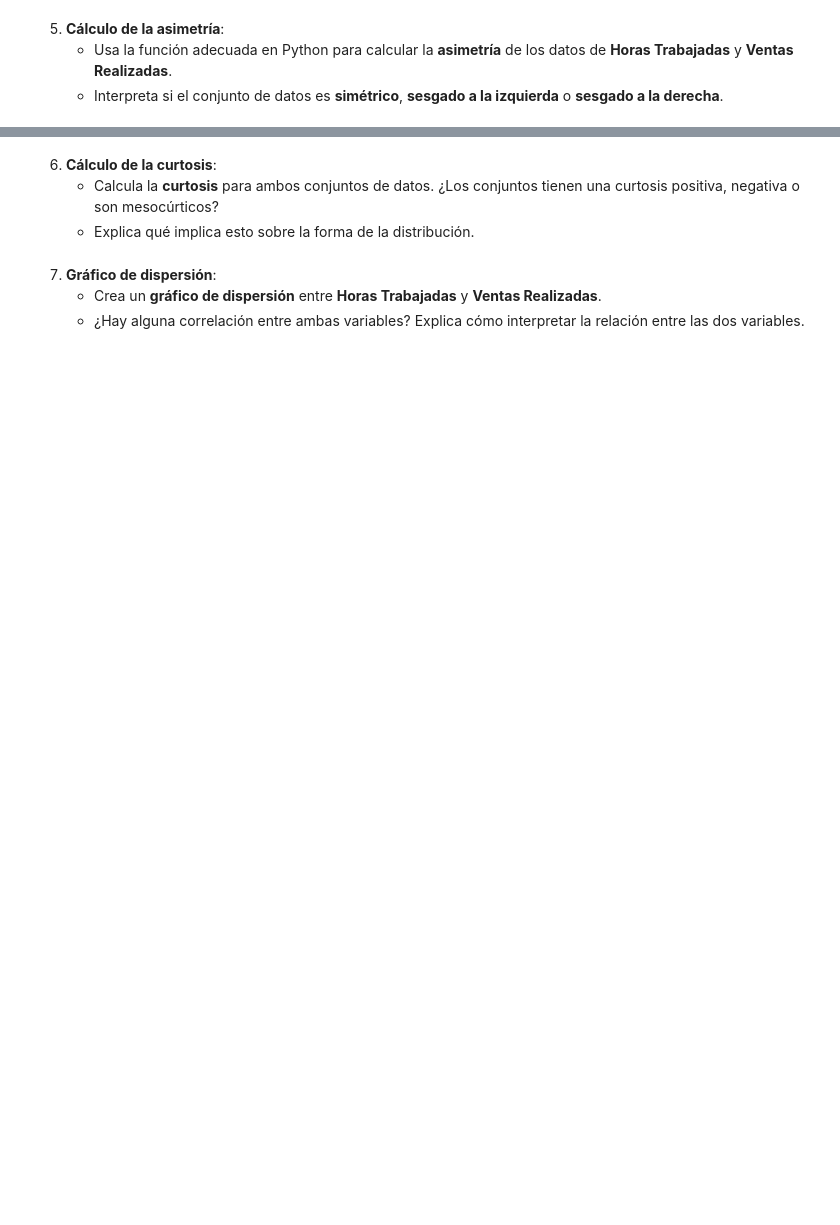
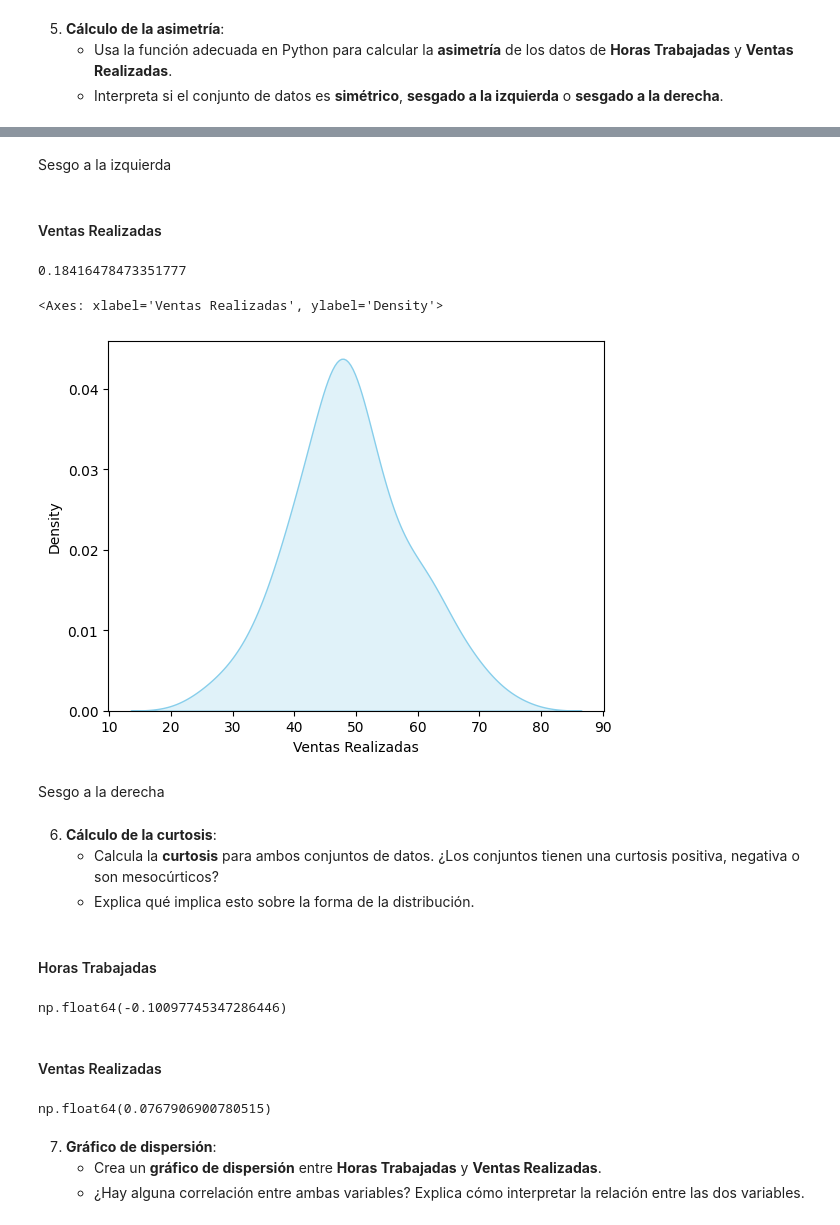
Before and after one commit to apelsito/laboratorio-modulo6-leccion01-estadistica-descriptiva, a Jupyter notebook: laboratorio-modulo6-leccion01-estadistica-descriptiva.ipynb, the cells around one changed output, grey strips where cells are left out. Cells and saved outputs as stored; diff of their text form; code cells hidden in the pictures; blank space fills up the shorter version.

```diff
--- a/laboratorio-modulo6-leccion01-estadistica-descriptiva.ipynb
+++ b/laboratorio-modulo6-leccion01-estadistica-descriptiva.ipynb
@@ -232,7 +264,32 @@ Lo mismo con las ventas
+# %% [markdown]
+Sesgo a la izquierda
+# %% [markdown]
+#### Ventas Realizadas
+# %%
+print(df["Ventas Realizadas"].skew())
+sns.kdeplot(df["Ventas Realizadas"],fill=True,color="skyblue")
+# %% [output]
+0.18416478473351777
+<Axes: xlabel='Ventas Realizadas', ylabel='Density'>
+[figure, added]
+# %% [markdown]
+Sesgo a la derecha
 # %% [markdown]
 6. **Cálculo de la curtosis**:
    - Calcula la **curtosis** para ambos conjuntos de datos. ¿Los conjuntos tienen una curtosis positiva, negativa o son mesocúrticos?
    - Explica qué implica esto sobre la forma de la distribución.
+# %% [markdown]
+#### Horas Trabajadas
+# %%
+df["Horas Trabajadas"].kurt()
+# %% [output]
+np.float64(-0.10097745347286446)
+# %% [markdown]
+#### Ventas Realizadas
+# %%
+df["Ventas Realizadas"].kurt()
+# %% [output]
+np.float64(0.0767906900780515)
 # %% [markdown]
 7. **Gráfico de dispersión**:
    - Crea un **gráfico de dispersión** entre **Horas Trabajadas** y **Ventas Realizadas**.
```
Also changed, not shown: parts of 18 cells of this notebook.
